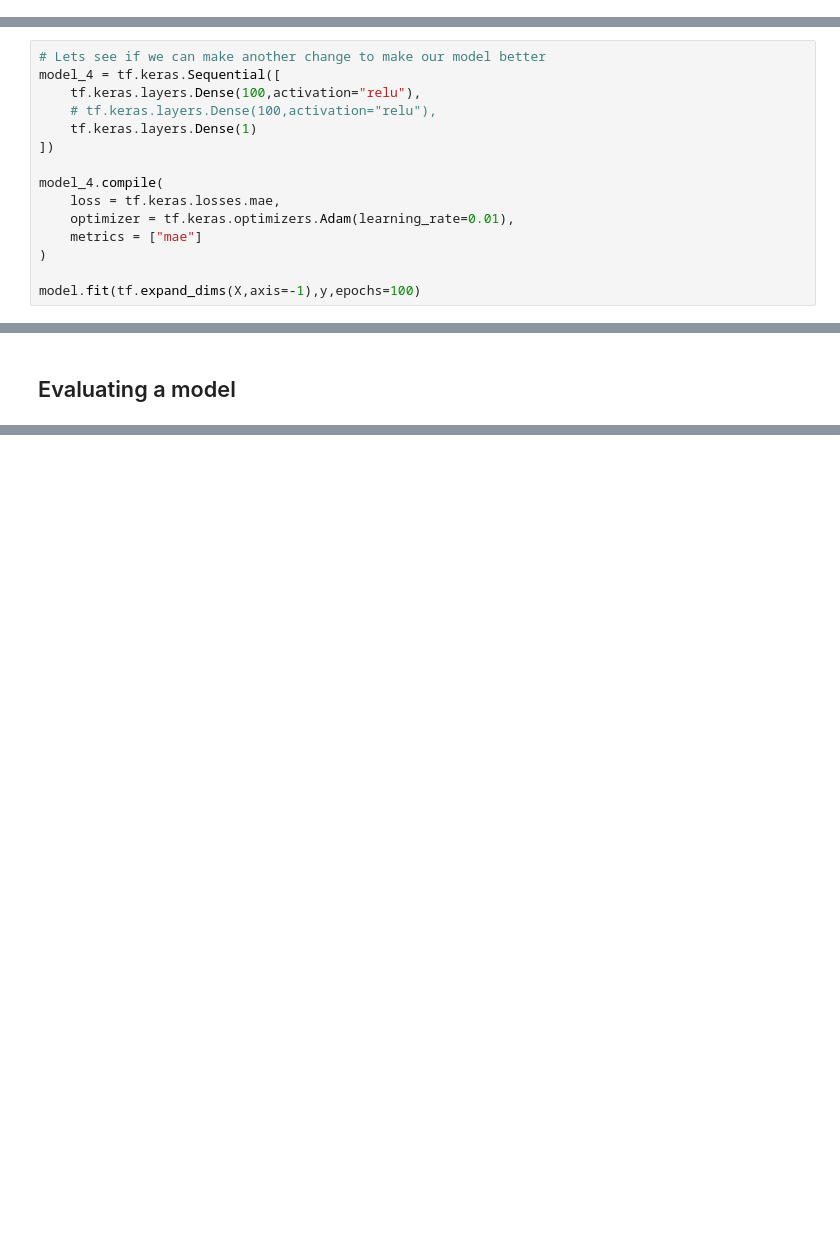
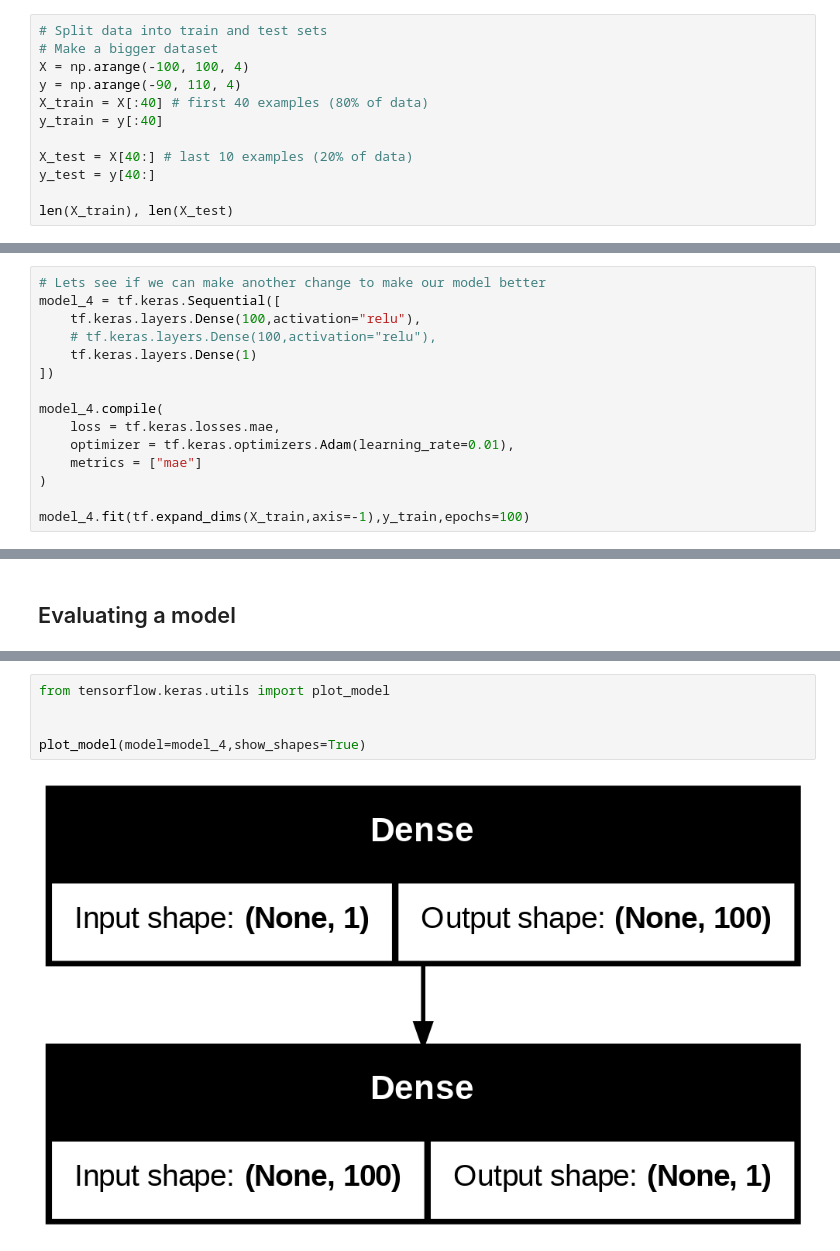
Before and after one commit to SaahithShetty/tensorflow, a Jupyter notebook: 01_neural_network_regression_with_tf.ipynb, the cells around one changed output, grey strips where cells are left out. Cells and saved outputs as stored; diff of their text form; blank space fills up the shorter version.

```diff
--- a/01_neural_network_regression_with_tf.ipynb
+++ b/01_neural_network_regression_with_tf.ipynb
@@ -210,0 +211,12 @@ array([[29.727924]], dtype=float32)
+# %%
+# Split data into train and test sets
+# Make a bigger dataset
+X = np.arange(-100, 100, 4)
+y = np.arange(-90, 110, 4)
+X_train = X[:40] # first 40 examples (80% of data)
+y_train = y[:40]
+
+X_test = X[40:] # last 10 examples (20% of data)
+y_test = y[40:]
+
+len(X_train), len(X_test)
@@ -222,6 +236,6 @@ model_4.compile(
     metrics = ["mae"]
 )
 
-model.fit(tf.expand_dims(X,axis=-1),y,epochs=100)
+model_4.fit(tf.expand_dims(X_train,axis=-1),y_train,epochs=100)
 # %% [output]
 Epoch 1/100
@@ -251,0 +281,7 @@ array([[27.01117]], dtype=float32)
+# %%
+from tensorflow.keras.utils import plot_model
+
+
+plot_model(model=model_4,show_shapes=True)
+# %% [output]
+[figure, added]
```
Also changed, not shown: parts of 79 cells of this notebook.
